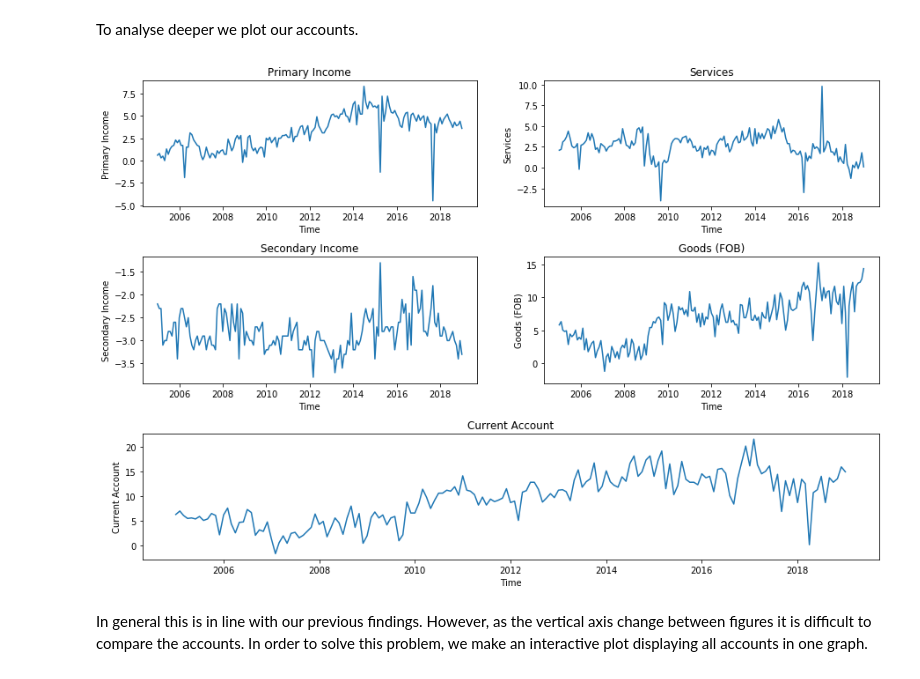
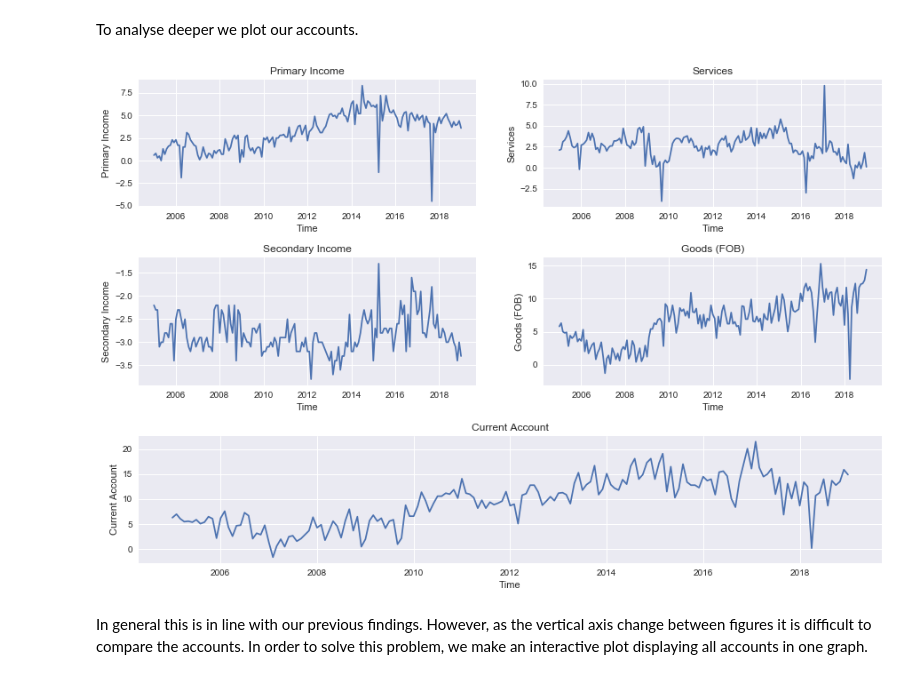
Before and after one commit to NumEconCopenhagen/projects-2019-msc, a Jupyter notebook: dataproject/Data Analysis Project.ipynb, the cells around one changed output. Drawn from its saved outputs; the diff is of its cells as text; code cells hidden in the pictures.

```diff
--- a/dataproject/Data Analysis Project.ipynb
+++ b/dataproject/Data Analysis Project.ipynb
@@ -129,7 +130,7 @@ CA  = df.loc[df['POST'] == 'CURRENT ACCOUNT', :]
 # %% [markdown]
 To analyse deeper we plot our accounts.
 # %%
-# plt.style.use('seaborn')
+plt.style.use('seaborn')
 fig, axs = plt.subplots(3,2,figsize=(15,10))
 plt.subplots_adjust(left=None, bottom=None, right=None, top=None, wspace=0.2, hspace=0.4)
 
@@ -143,34 +144,34 @@ plt.title('Primary Income')
 
 plt.subplot(3, 2, 2)
 plt.plot(S['TID'],S['INDHOLD'])
 plt.xlabel('Time')
 plt.ylabel('Services')
 plt.title('Services')
 
 plt.subplot(3, 2, 3)
 plt.plot(SI['TID'],SI['INDHOLD'])
 plt.xlabel('Time')
 plt.ylabel('Secondary Income')
 plt.title('Secondary Income')
 
 plt.subplot(3, 2, 4)
 plt.plot(G['TID'],G['INDHOLD'])
 plt.xlabel('Time')
 plt.ylabel('Goods (FOB)')
 plt.title('Goods (FOB)')
 
 
 plt.subplot(3, 1, 3)
 plt.plot(CA['TID'],CA['INDHOLD'])
 plt.xlabel('Time')
 plt.ylabel('Current Account')
 plt.title('Current Account')
 
 
 
 plt.savefig('Historical plot', bbox_inches='tight')
 # %% [output]
-[figure, old version]
+[figure, new version]
 # %% [markdown]
 In general this is in line with our previous findings. However, as the vertical axis change between figures it is difficult to compare the accounts. In order to solve this problem, we make an interactive plot displaying all accounts in one graph.
 # %%
```
Also changed, not shown: parts of 12 cells of this notebook, 1 other file.
